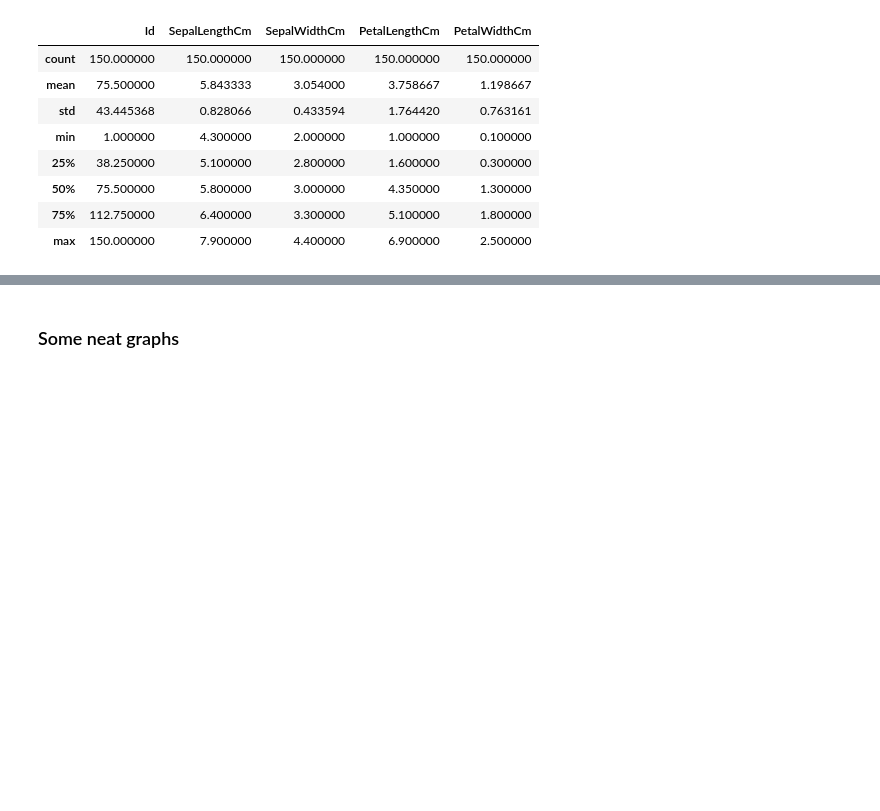
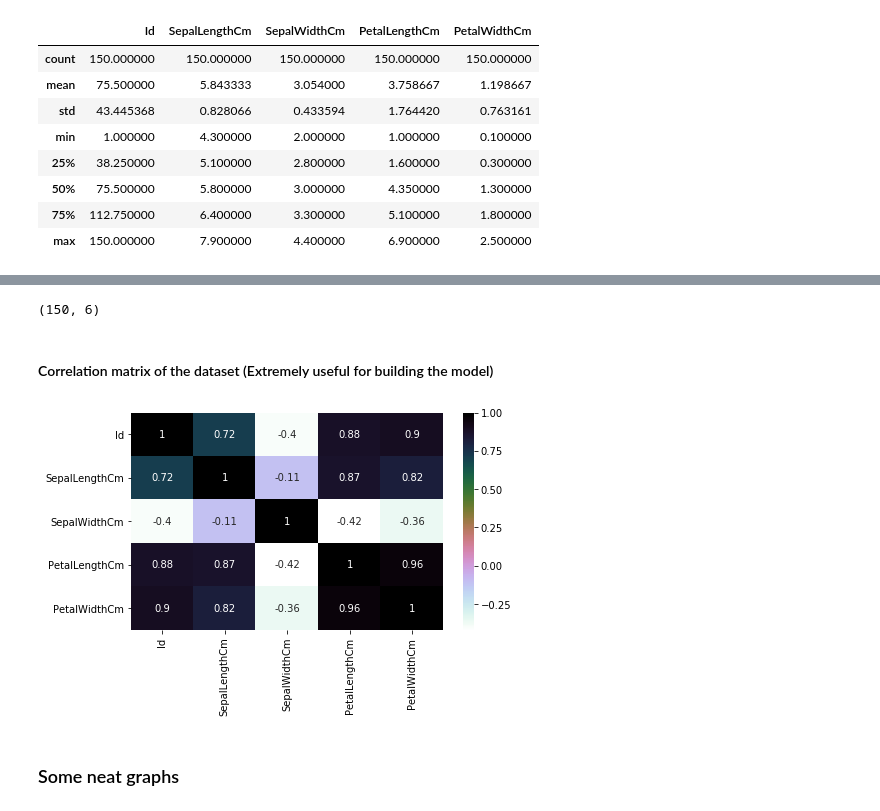
Before and after one commit to ross39/Emerging-Technology-Project, a Jupyter notebook: IRISNotebook.ipynb, the cells around one changed output, grey strips where cells are left out. Drawn from its saved outputs; the diff is of its cells as text; code cells hidden in the pictures; blank space fills up the shorter version.

```diff
--- a/IRISNotebook.ipynb
+++ b/IRISNotebook.ipynb
@@ -61,4 +63,16 @@ Iris-virginica     50
 Name: Species, dtype: int64
+# %%
+data.shape
+# %% [output]
+(150, 6)
+# %% [markdown]
+#### Correlation matrix of the dataset (Extremely useful for building the model)
+# %%
+plt.figure(figsize=(7,4))
+sns.heatmap(data.corr(),annot=True,cmap='cubehelix_r') #draws  heatmap with input as the correlation matrix calculted by(iris.corr())
+plt.show()
+# %% [output]
+[figure, added]
 # %% [markdown]
 ### Some neat graphs
 # %%
```
Also changed, not shown: parts of 19 cells of this notebook, 4 other files.
